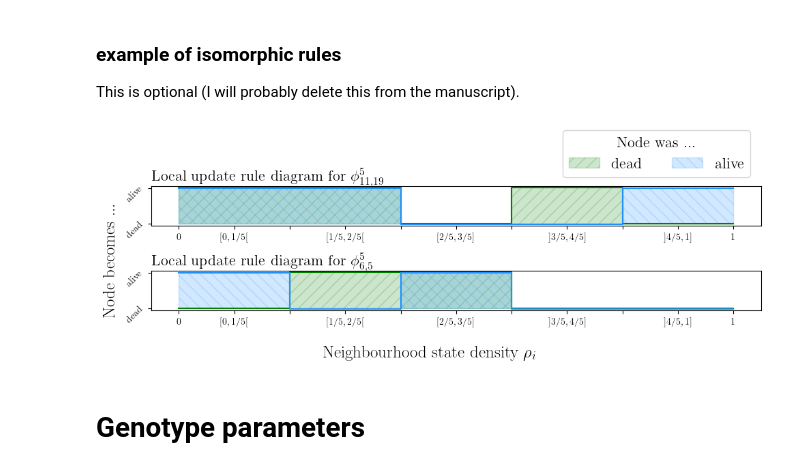
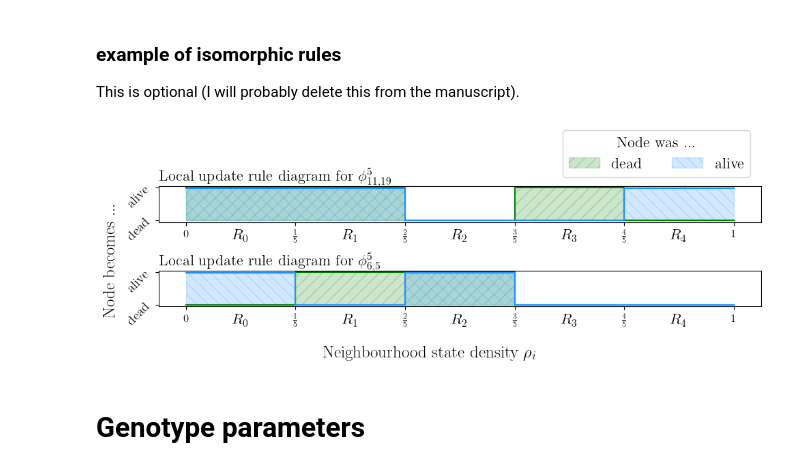
Before and after one commit to mrollier/essential-metrics-life-on-graphs, a Jupyter notebook: notebooks/essential-metrics_figures.ipynb, the cells around one changed output. Saved outputs shown, nothing was run; the diff lists cells and outputs as text; code cells hidden in the pictures.

```diff
--- a/notebooks/essential-metrics_figures.ipynb
+++ b/notebooks/essential-metrics_figures.ipynb
@@ -148,34 +148,57 @@ axs[1].set_xlabel(None)
 
 # rewrite ax titles
 size=16
 axs[0].set_title(None)
 axs[1].set_title(None)
 axs[0].set_title(fr"Local update rule diagram for {model.__str__(latex=True)}", fontsize=size, loc='left')
 axs[1].set_title(fr"Local update rule diagram for {model_iso.__str__(latex=True)}", fontsize=size, loc='left')
 
 # Change some legend props after the legend is created
 axs[0].legend().remove()
 axs[1].legend().remove()
 # legend = axs[1].legend(ncol=2, loc='center right')
 # legend.set_title("Node was ...", prop={'size': size})
 # for text in legend.get_texts():
 #     text.set_fontsize(size)  # Change legend font size
 
 size=18
 # fig.suptitle("Local update rule diagrams", fontsize=size)
 fig.supxlabel(fr'Neighbourhood state density $\rho_i$', fontsize=size)
 fig.supylabel(fr'Node becomes ...', fontsize=size)
 
+for ax in axs:
+    ax.set_xticks(np.linspace(0,1,2*resolution+1))
+    ax.set_xticklabels([f'$0$', f'$R_0$',
+                        f'$\\frac{1}{5}$', f'$R_1$',
+                        f'$\\frac{2}{5}$', f'$R_2$',
+                        f'$\\frac{3}{5}$', f'$R_3$',
+                        f'$\\frac{4}{5}$', f'$R_4$', f'$1$'])
+
+    ticks = ax.xaxis.get_major_ticks()
+    for i, tick in enumerate(ticks):
+        if i % 2 == 1:
+            tick.tick1line.set_markersize(0)
+
+    # ax.set_xticklabels(ax.get_xticklabels(), fontsize=size-4)
+    ax.set_yticklabels(ax.get_yticklabels(), fontsize=size-4)
+
+    xticklabels = ax.get_xticklabels()
+    for i, label in enumerate(xticklabels):
+        if i % 2 == 1:
+            label.set_fontsize(size-2)
+        else:
+            label.set_fontsize(size-6)
+
 # Create a custom legend for the entire figure
 handles, labels = axs[0].get_legend_handles_labels()
 fig.legend(handles, labels, ncol=2, loc='upper right', bbox_to_anchor=(.98, 1.17), fontsize=size-2, title="Node was ...", title_fontsize=size-2)
 
 fig.tight_layout()
 
 if SAVEFIG:
     plt.savefig(f'../figures/{savename}', bbox_inches='tight', dpi=1200)
 # %% [output]
-[figure, old version]
+[figure, new version]
 # %% [markdown]
 # Genotype parameters
 # %%
```
